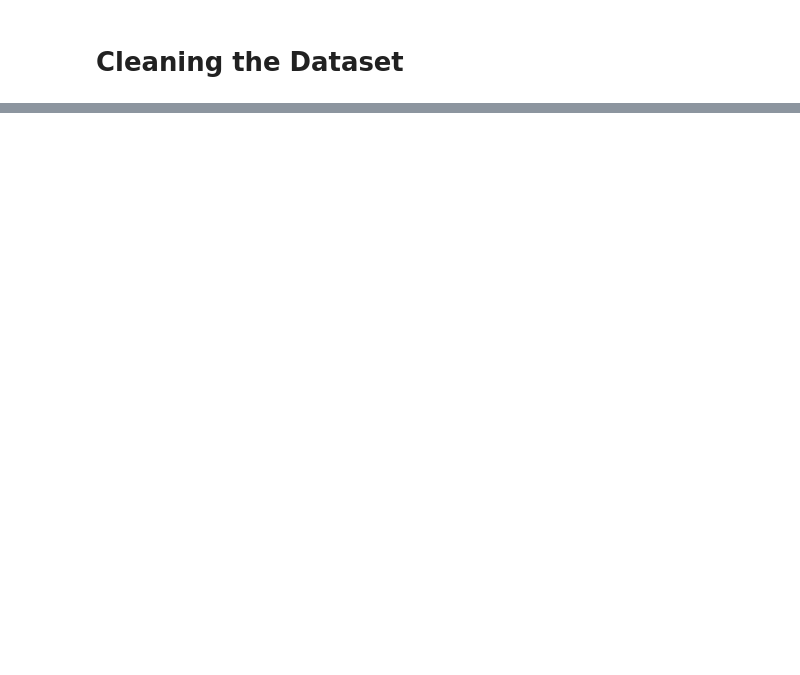
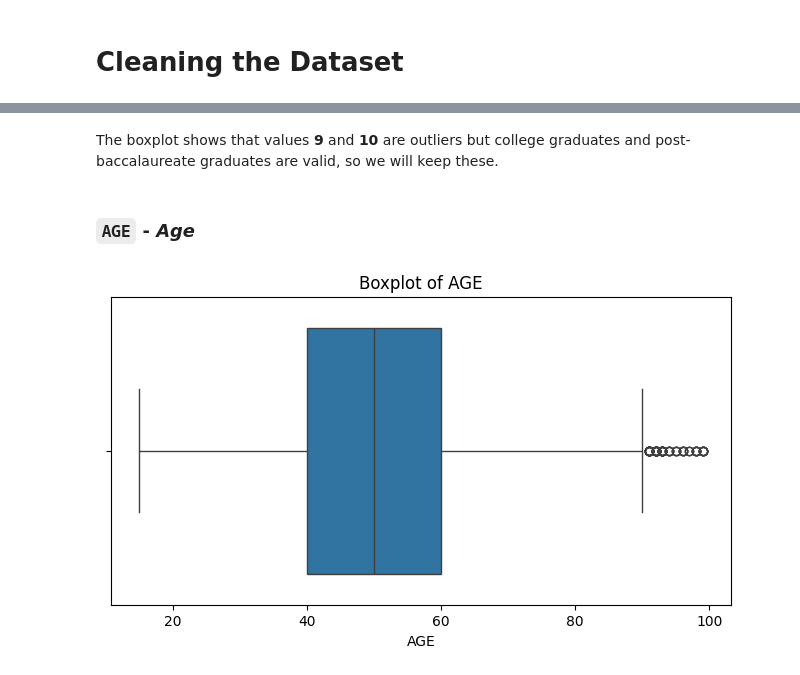
Before and after one commit to weeg16/STINTSY, a Jupyter notebook: main.ipynb, the cells around one changed output, grey strips where cells are left out. Saved outputs shown, nothing was run; the diff lists cells and outputs as text; code cells hidden in the pictures; blank space fills up the shorter version.

```diff
--- a/main.ipynb
+++ b/main.ipynb
@@ -171,0 +157,11 @@ plt.show()
+# %% [markdown]
+The boxplot shows that values **9** and **10** are outliers but college graduates and post-baccalaureate graduates are valid, so we will keep these.
+# %% [markdown]
+### **`AGE`** - ***Age***
+# %%
+plt.figure(figsize=(8, 4))
+sns.boxplot(x=selected_df["AGE"])
+plt.title("Boxplot of AGE")
+plt.show()
+# %% [output]
+[figure, added]
```
Also changed, not shown: parts of 69 cells of this notebook.
